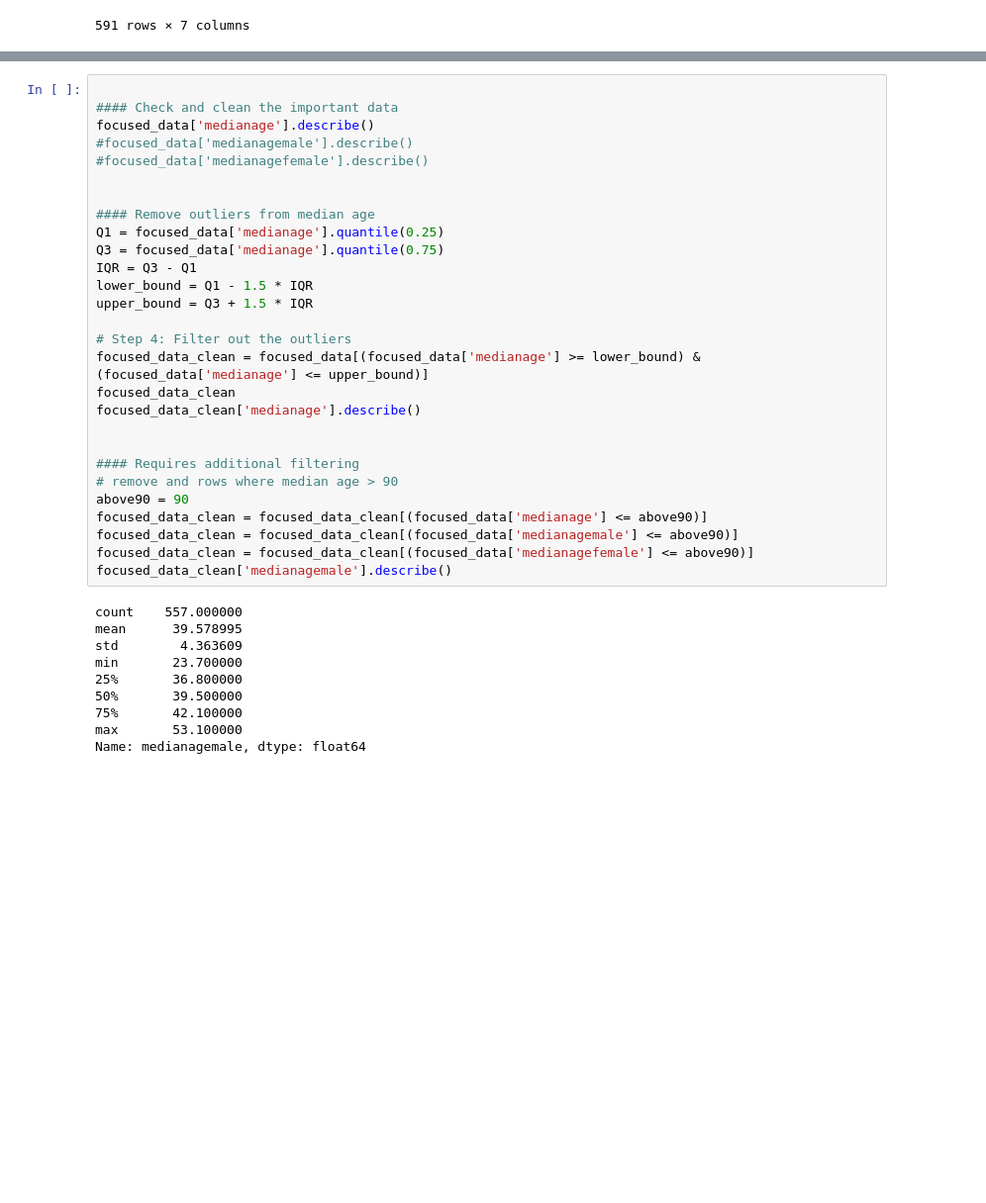
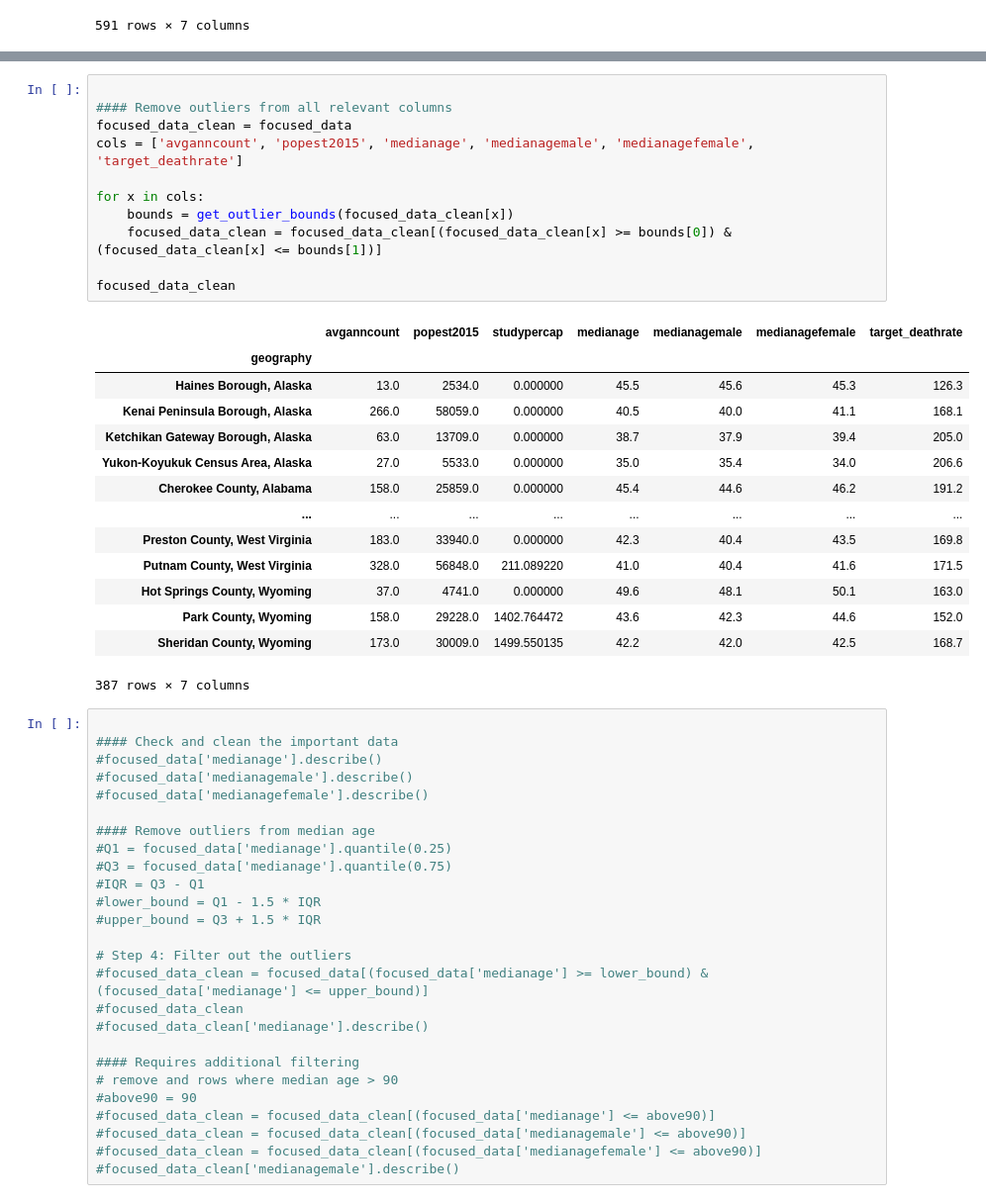
Before and after one commit to jordanskesner/plotters-against-cancer, a Jupyter notebook: Jordan_Project1.ipynb, the cells around one changed output, grey strips where cells are left out. Shown: that part at 99% size. Cells and saved outputs as stored; diff of their text form; blank space fills up the shorter version.

```diff
--- a/Jordan_Project1.ipynb
+++ b/Jordan_Project1.ipynb
@@ -165,41 +163,55 @@ def get_outlier_bounds(input):
+# %%
+
+#### Remove outliers from all relevant columns
+focused_data_clean = focused_data
+cols = ['avganncount', 'popest2015', 'medianage', 'medianagemale', 'medianagefemale', 'target_deathrate']
+
+for x in cols:
+    bounds = get_outlier_bounds(focused_data_clean[x])
+    focused_data_clean = focused_data_clean[(focused_data_clean[x] >= bounds[0]) & (focused_data_clean[x] <= bounds[1])]
+
+focused_data_clean
+# %% [output]
+|  | avganncount | popest2015 | studypercap | medianage | medianagemale | medianagefemale | target_deathrate |
+| geography |  |  |  |  |  |  |  |
+| Haines Borough, Alaska | 13.0 | 2534.0 | 0.000000 | 45.5 | 45.6 | 45.3 | 126.3 |
+| Kenai Peninsula Borough, Alaska | 266.0 | 58059.0 | 0.000000 | 40.5 | 40.0 | 41.1 | 168.1 |
+| Ketchikan Gateway Borough, Alaska | 63.0 | 13709.0 | 0.000000 | 38.7 | 37.9 | 39.4 | 205.0 |
+| Yukon-Koyukuk Census Area, Alaska | 27.0 | 5533.0 | 0.000000 | 35.0 | 35.4 | 34.0 | 206.6 |
+| Cherokee County, Alabama | 158.0 | 25859.0 | 0.000000 | 45.4 | 44.6 | 46.2 | 191.2 |
+| ... | ... | ... | ... | ... | ... | ... | ... |
+| Preston County, West Virginia | 183.0 | 33940.0 | 0.000000 | 42.3 | 40.4 | 43.5 | 169.8 |
+| Putnam County, West Virginia | 328.0 | 56848.0 | 211.089220 | 41.0 | 40.4 | 41.6 | 171.5 |
+| Hot Springs County, Wyoming | 37.0 | 4741.0 | 0.000000 | 49.6 | 48.1 | 50.1 | 163.0 |
+| Park County, Wyoming | 158.0 | 29228.0 | 1402.764472 | 43.6 | 42.3 | 44.6 | 152.0 |
+| Sheridan County, Wyoming | 173.0 | 30009.0 | 1499.550135 | 42.2 | 42.0 | 42.5 | 168.7 |
+387 rows × 7 columns
 # %%
 
 #### Check and clean the important data
-focused_data['medianage'].describe()
+#focused_data['medianage'].describe()
 #focused_data['medianagemale'].describe()
 #focused_data['medianagefemale'].describe()
 
-
 #### Remove outliers from median age
-Q1 = focused_data['medianage'].quantile(0.25)
-Q3 = focused_data['medianage'].quantile(0.75)
-IQR = Q3 - Q1
-lower_bound = Q1 - 1.5 * IQR
-upper_bound = Q3 + 1.5 * IQR
+#Q1 = focused_data['medianage'].quantile(0.25)
+#Q3 = focused_data['medianage'].quantile(0.75)
+#IQR = Q3 - Q1
+#lower_bound = Q1 - 1.5 * IQR
+#upper_bound = Q3 + 1.5 * IQR
 
 # Step 4: Filter out the outliers
-focused_data_clean = focused_data[(focused_data['medianage'] >= lower_bound) & (focused_data['medianage'] <= upper_bound)]
-focused_data_clean
-focused_data_clean['medianage'].describe()
-
+#focused_data_clean = focused_data[(focused_data['medianage'] >= lower_bound) & (focused_data['medianage'] <= upper_bound)]
+#focused_data_clean
+#focused_data_clean['medianage'].describe()
 
 #### Requires additional filtering
 # remove and rows where median age > 90
-above90 = 90
-focused_data_clean = focused_data_clean[(focused_data['medianage'] <= above90)]
-focused_data_clean = focused_data_clean[(focused_data['medianagemale'] <= above90)]
-focused_data_clean = focused_data_clean[(focused_data['medianagefemale'] <= above90)]
-focused_data_clean['medianagemale'].describe()
+#above90 = 90
+#focused_data_clean = focused_data_clean[(focused_data['medianage'] <= above90)]
+#focused_data_clean = focused_data_clean[(focused_data['medianagemale'] <= above90)]
+#focused_data_clean = focused_data_clean[(focused_data['medianagefemale'] <= above90)]
+#focused_data_clean['medianagemale'].describe()
-# %% [output]
-count    557.000000
-mean      39.578995
-std        4.363609
-min       23.700000
-25%       36.800000
-50%       39.500000
-75%       42.100000
-max       53.100000
-Name: medianagemale, dtype: float64
 # %%
 
 #### Incidence it total counts. Need to calculate per capita
```
Also changed, not shown: parts of 7 cells of this notebook.
